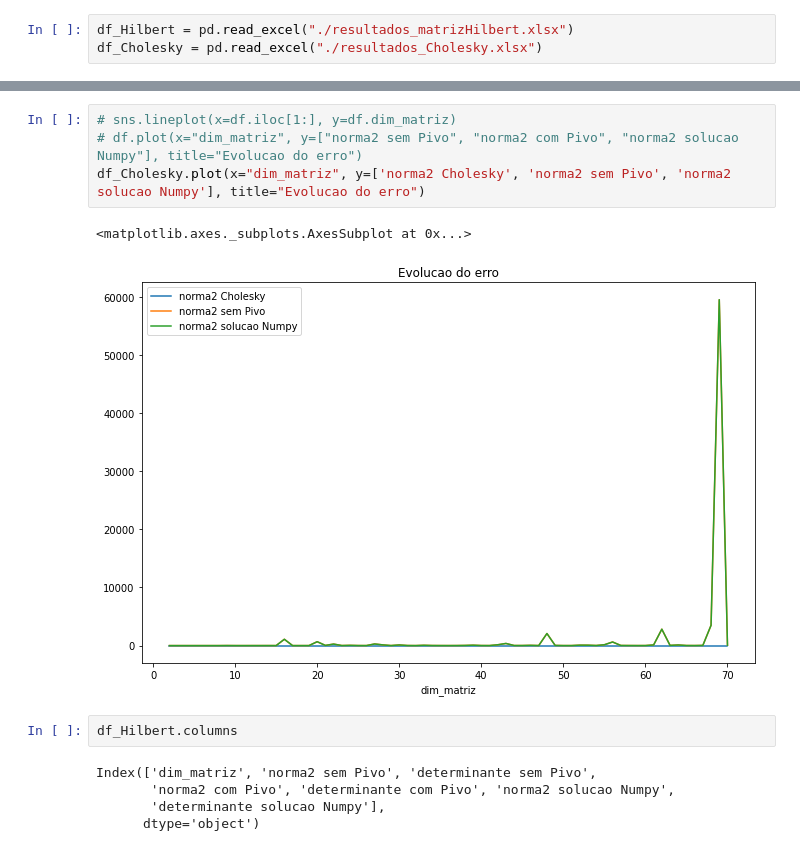
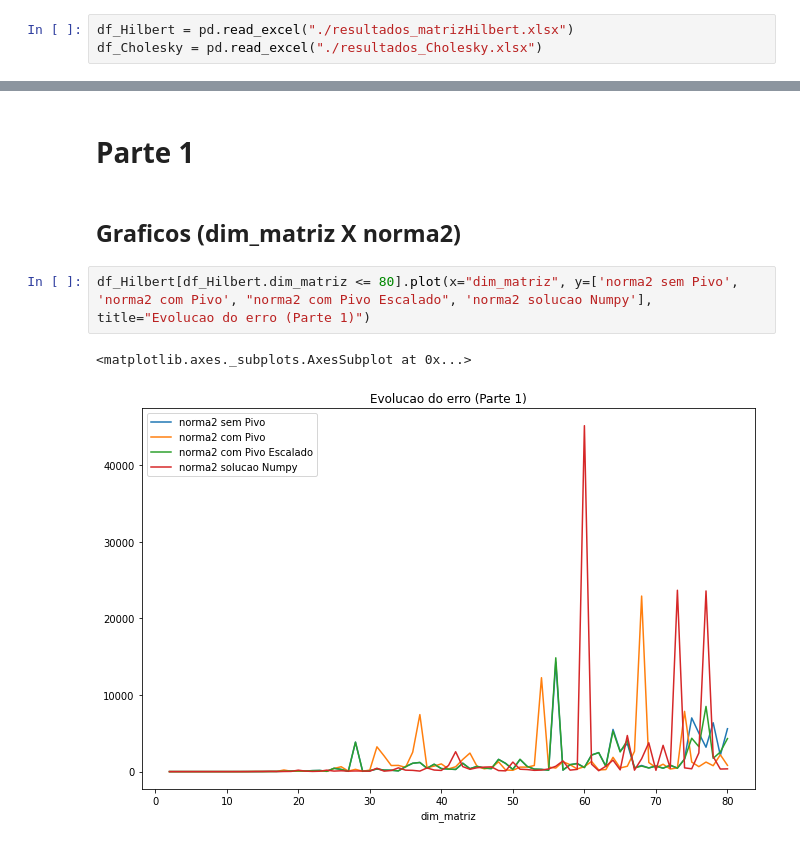
Before and after one commit to Gugres/estudo_de_sitemas_lineares, a Jupyter notebook: T1/geracao_graficos.ipynb, the cells around one changed output, grey strips where cells are left out. Saved outputs shown, nothing was run; the diff lists cells and outputs as text.

```diff
--- a/T1/geracao_graficos.ipynb
+++ b/T1/geracao_graficos.ipynb
@@ -17,14 +24,9 @@ Index(['dim_matriz', 'norma2 Cholesky', 'determinante Cholesky',
+# %% [markdown]
+# Parte 1
+# %% [markdown]
+## Graficos (dim_matriz X norma2)
 # %%
-# sns.lineplot(x=df.iloc[1:], y=df.dim_matriz)
-# df.plot(x="dim_matriz", y=["norma2 sem Pivo", "norma2 com Pivo", "norma2 solucao Numpy"], title="Evolucao do erro")
-df_Cholesky.plot(x="dim_matriz", y=['norma2 Cholesky', 'norma2 sem Pivo', 'norma2 solucao Numpy'], title="Evolucao do erro")
+df_Hilbert[df_Hilbert.dim_matriz <= 80].plot(x="dim_matriz", y=['norma2 sem Pivo', 'norma2 com Pivo', "norma2 com Pivo Escalado", 'norma2 solucao Numpy'], title="Evolucao do erro (Parte 1)")
 # %% [output]
 <matplotlib.axes._subplots.AxesSubplot at 0x...>
-[figure, old version]
+[figure, new version]
-# %%
-df_Hilbert.columns
-# %% [output]
-Index(['dim_matriz', 'norma2 sem Pivo', 'determinante sem Pivo',
-       'norma2 com Pivo', 'determinante com Pivo', 'norma2 solucao Numpy',
-       'determinante solucao Numpy'],
-      dtype='object')
```
Also changed, not shown: parts of 13 cells of this notebook, 10 other files.
